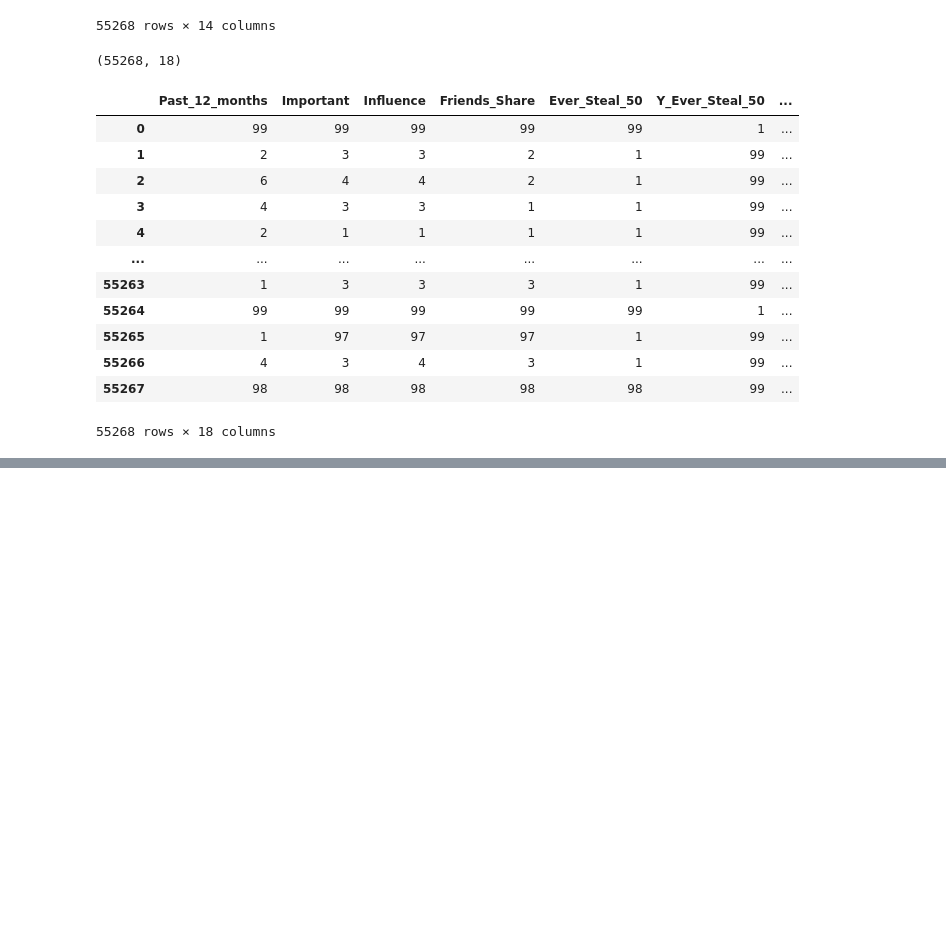
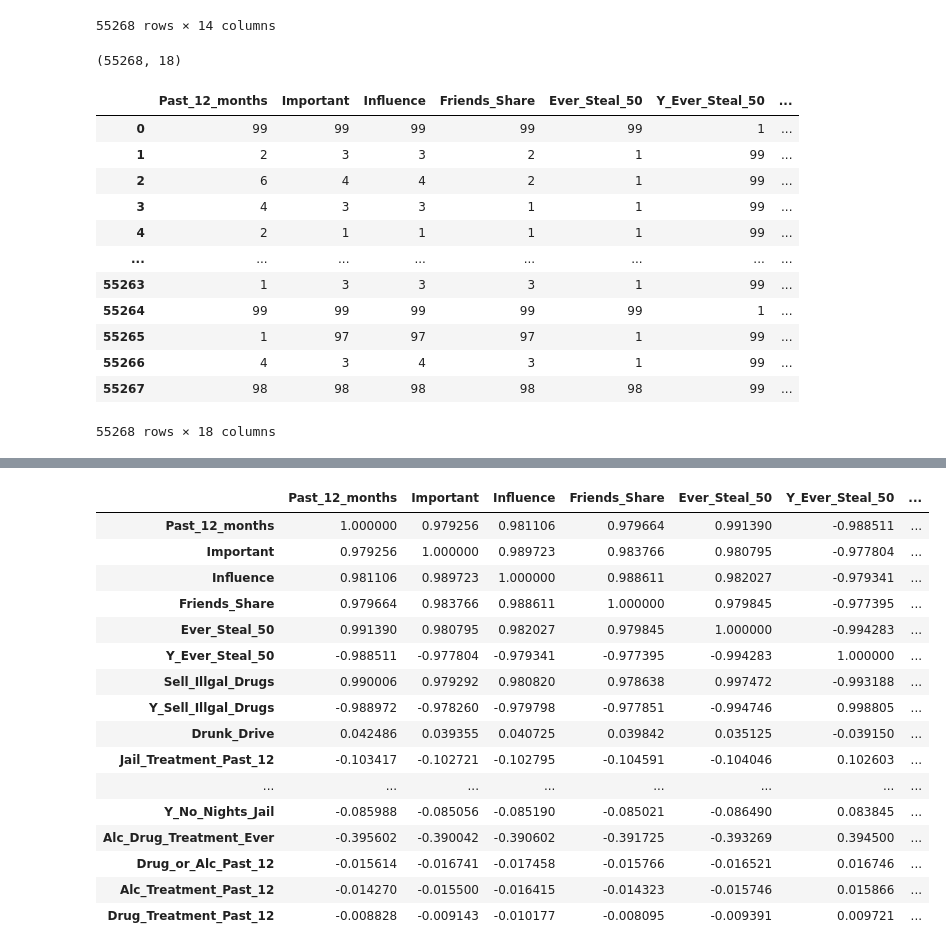
Before and after one commit to zaxiang/DDS_Project, a Jupyter notebook: Religion_Crime_Dataset_Vicky.ipynb, the cells around one changed output, grey strips where cells are left out. Cells and saved outputs as stored; diff of their text form; code cells hidden in the pictures; blank space fills up the shorter version.

```diff
--- a/Religion_Crime_Dataset_Vicky.ipynb
+++ b/Religion_Crime_Dataset_Vicky.ipynb
@@ -123,0 +160,20 @@ religion_crime_df
+# %%
+religion_crime.corr()
+# %% [output]
+|  | Past_12_months | Important | Influence | Friends_Share | Ever_Steal_50 | Y_Ever_Steal_50 | ... |
+| Past_12_months | 1.000000 | 0.979256 | 0.981106 | 0.979664 | 0.991390 | -0.988511 | ... |
+| Important | 0.979256 | 1.000000 | 0.989723 | 0.983766 | 0.980795 | -0.977804 | ... |
+| Influence | 0.981106 | 0.989723 | 1.000000 | 0.988611 | 0.982027 | -0.979341 | ... |
+| Friends_Share | 0.979664 | 0.983766 | 0.988611 | 1.000000 | 0.979845 | -0.977395 | ... |
+| Ever_Steal_50 | 0.991390 | 0.980795 | 0.982027 | 0.979845 | 1.000000 | -0.994283 | ... |
+| Y_Ever_Steal_50 | -0.988511 | -0.977804 | -0.979341 | -0.977395 | -0.994283 | 1.000000 | ... |
+| Sell_Illgal_Drugs | 0.990006 | 0.979292 | 0.980820 | 0.978638 | 0.997472 | -0.993188 | ... |
+| Y_Sell_Illgal_Drugs | -0.988972 | -0.978260 | -0.979798 | -0.977851 | -0.994746 | 0.998805 | ... |
+| Drunk_Drive | 0.042486 | 0.039355 | 0.040725 | 0.039842 | 0.035125 | -0.039150 | ... |
+| Jail_Treatment_Past_12 | -0.103417 | -0.102721 | -0.102795 | -0.104591 | -0.104046 | 0.102603 | ... |
+| ... | ... | ... | ... | ... | ... | ... | ... |
+| Y_No_Nights_Jail | -0.085988 | -0.085056 | -0.085190 | -0.085021 | -0.086490 | 0.083845 | ... |
+| Alc_Drug_Treatment_Ever | -0.395602 | -0.390042 | -0.390602 | -0.391725 | -0.393269 | 0.394500 | ... |
+| Drug_or_Alc_Past_12 | -0.015614 | -0.016741 | -0.017458 | -0.015766 | -0.016521 | 0.016746 | ... |
+| Alc_Treatment_Past_12 | -0.014270 | -0.015500 | -0.016415 | -0.014323 | -0.015746 | 0.015866 | ... |
+| Drug_Treatment_Past_12 | -0.008828 | -0.009143 | -0.010177 | -0.008095 | -0.009391 | 0.009721 | ... |
```
Also changed, not shown: parts of 7 cells of this notebook.
